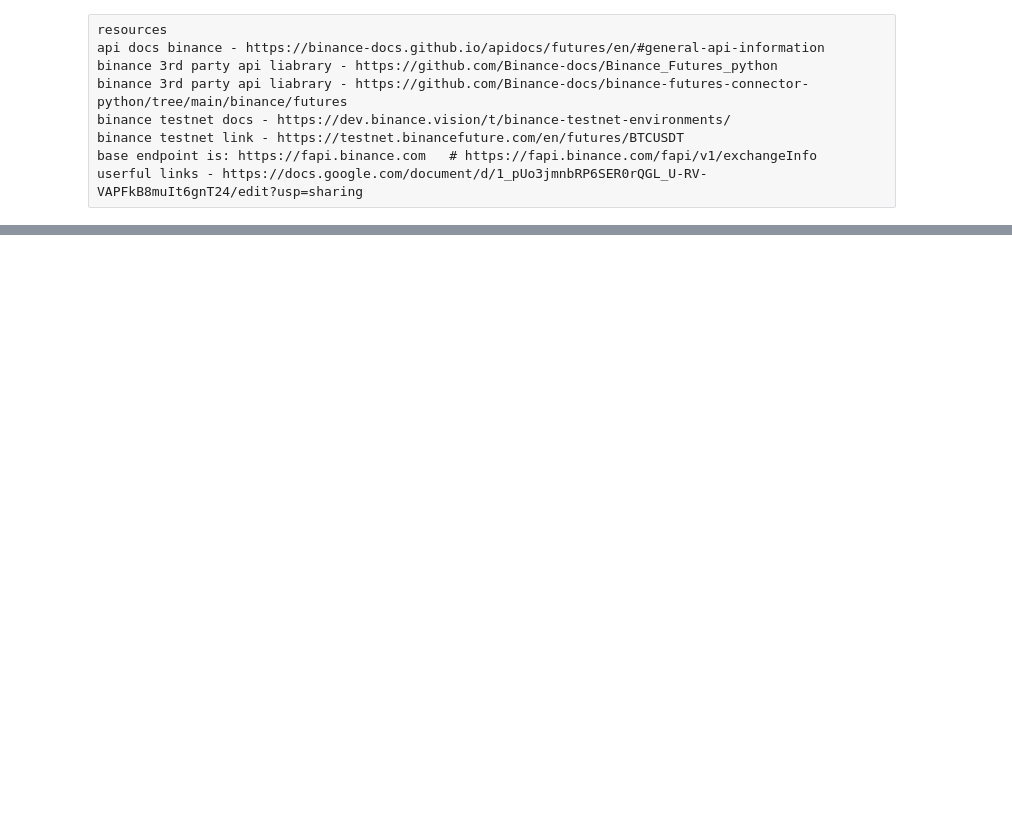
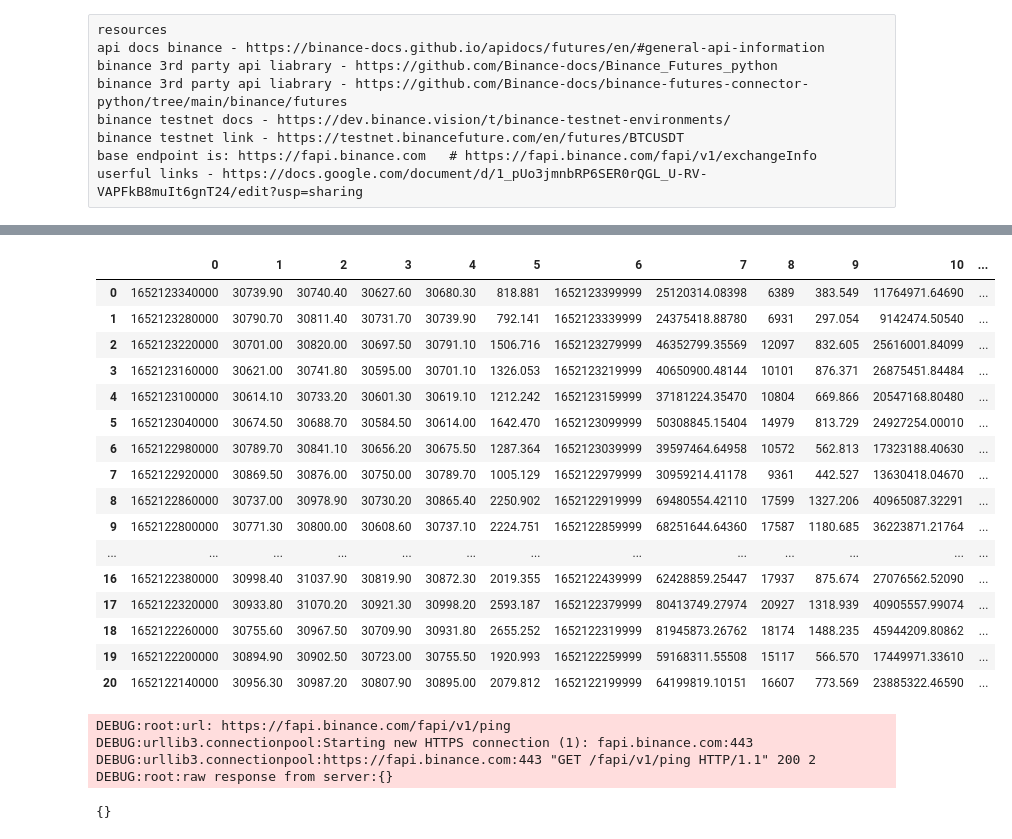
Before and after one commit to abhijitgawai/trading-bot, a Jupyter notebook: Trading_bot.ipynb, the cells around one changed output, grey strips where cells are left out. Cells and saved outputs as stored; diff of their text form; code cells hidden in the pictures; blank space fills up the shorter version.

```diff
--- a/Trading_bot.ipynb
+++ b/Trading_bot.ipynb
@@ -153,0 +185,45 @@ futures_client.klines("BTCUSDT", "5m")
+# %%
+import pandas as pd
+data_klines_30 = pd.DataFrame(a)
+data_klines_30
+# %% [output]
+|  | 0 | 1 | 2 | 3 | 4 | 5 | 6 | 7 | 8 | 9 | 10 | ... |
+| 0 | 1652123340000 | 30739.90 | 30740.40 | 30627.60 | 30680.30 | 818.881 | 1652123399999 | 25120314.08398 | 6389 | 383.549 | 11764971.64690 | ... |
+| 1 | 1652123280000 | 30790.70 | 30811.40 | 30731.70 | 30739.90 | 792.141 | 1652123339999 | 24375418.88780 | 6931 | 297.054 | 9142474.50540 | ... |
+| 2 | 1652123220000 | 30701.00 | 30820.00 | 30697.50 | 30791.10 | 1506.716 | 1652123279999 | 46352799.35569 | 12097 | 832.605 | 25616001.84099 | ... |
+| 3 | 1652123160000 | 30621.00 | 30741.80 | 30595.00 | 30701.10 | 1326.053 | 1652123219999 | 40650900.48144 | 10101 | 876.371 | 26875451.84484 | ... |
+| 4 | 1652123100000 | 30614.10 | 30733.20 | 30601.30 | 30619.10 | 1212.242 | 1652123159999 | 37181224.35470 | 10804 | 669.866 | 20547168.80480 | ... |
+| 5 | 1652123040000 | 30674.50 | 30688.70 | 30584.50 | 30614.00 | 1642.470 | 1652123099999 | 50308845.15404 | 14979 | 813.729 | 24927254.00010 | ... |
+| 6 | 1652122980000 | 30789.70 | 30841.10 | 30656.20 | 30675.50 | 1287.364 | 1652123039999 | 39597464.64958 | 10572 | 562.813 | 17323188.40630 | ... |
+| 7 | 1652122920000 | 30869.50 | 30876.00 | 30750.00 | 30789.70 | 1005.129 | 1652122979999 | 30959214.41178 | 9361 | 442.527 | 13630418.04670 | ... |
+| 8 | 1652122860000 | 30737.00 | 30978.90 | 30730.20 | 30865.40 | 2250.902 | 1652122919999 | 69480554.42110 | 17599 | 1327.206 | 40965087.32291 | ... |
+| 9 | 1652122800000 | 30771.30 | 30800.00 | 30608.60 | 30737.10 | 2224.751 | 1652122859999 | 68251644.64360 | 17587 | 1180.685 | 36223871.21764 | ... |
+| ... | ... | ... | ... | ... | ... | ... | ... | ... | ... | ... | ... | ... |
+| 16 | 1652122380000 | 30998.40 | 31037.90 | 30819.90 | 30872.30 | 2019.355 | 1652122439999 | 62428859.25447 | 17937 | 875.674 | 27076562.52090 | ... |
+| 17 | 1652122320000 | 30933.80 | 31070.20 | 30921.30 | 30998.20 | 2593.187 | 1652122379999 | 80413749.27974 | 20927 | 1318.939 | 40905557.99074 | ... |
+| 18 | 1652122260000 | 30755.60 | 30967.50 | 30709.90 | 30931.80 | 2655.252 | 1652122319999 | 81945873.26762 | 18174 | 1488.235 | 45944209.80862 | ... |
+| 19 | 1652122200000 | 30894.90 | 30902.50 | 30723.00 | 30755.50 | 1920.993 | 1652122259999 | 59168311.55508 | 15117 | 566.570 | 17449971.33610 | ... |
+| 20 | 1652122140000 | 30956.30 | 30987.20 | 30807.90 | 30895.00 | 2079.812 | 1652122199999 | 64199819.10151 | 16607 | 773.569 | 23885322.46590 | ... |
+# %%
+# acessing functions
+def ping(self):
+    """
+    |
+    | **Test Connectivity**
+    | *Test connectivity to the Rest API.*
+    :API endpoint: ``GET /fapi/v1/ping``
+    :API doc: https://binance-docs.github.io/apidocs/futures/en/#test-connectivity
+    |
+    """
+
+    url_path = "/fapi/v1/ping"
+    return self.query(url_path)
+from binance.futures import Futures as Client
+pping = Client()
+pping.ping()
+# %% [output]
+DEBUG:root:url: https://fapi.binance.com/fapi/v1/ping
+DEBUG:urllib3.connectionpool:Starting new HTTPS connection (1): fapi.binance.com:443
+DEBUG:urllib3.connectionpool:https://fapi.binance.com:443 "GET /fapi/v1/ping HTTP/1.1" 200 2
+DEBUG:root:raw response from server:{}
+{}
```
Also changed, not shown: parts of 1 cell of this notebook.
